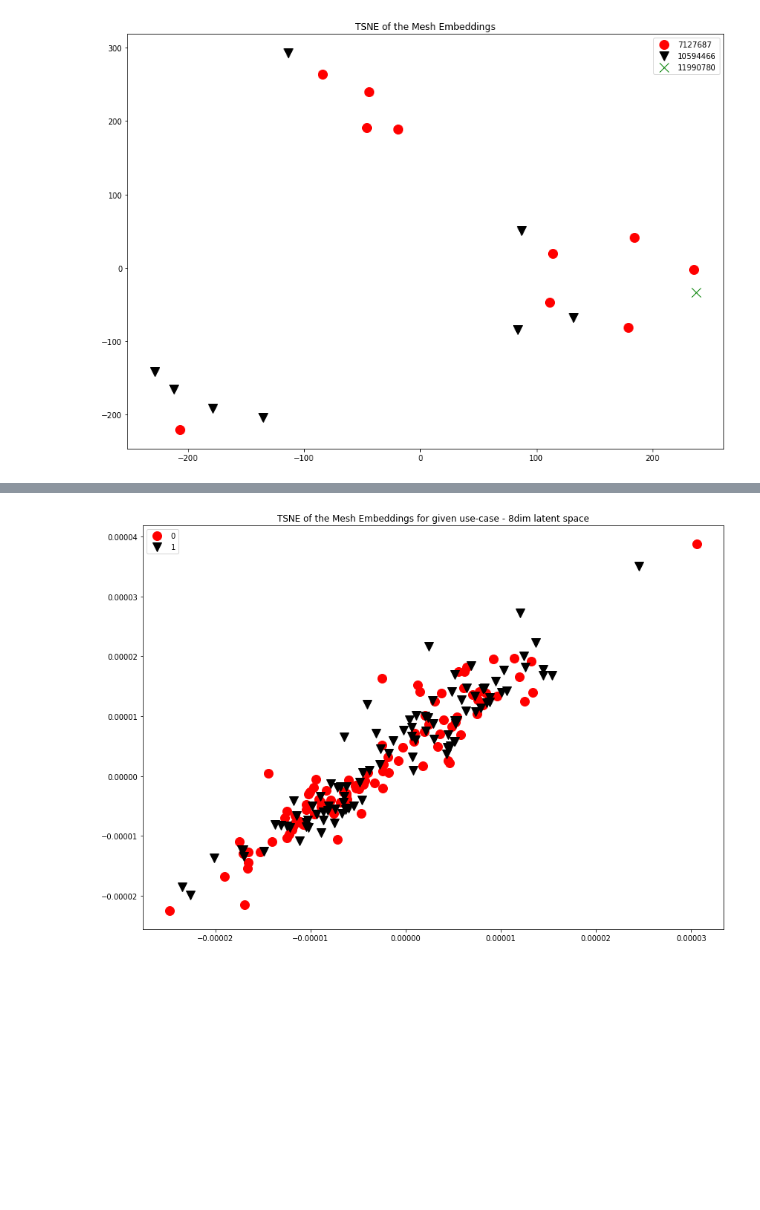
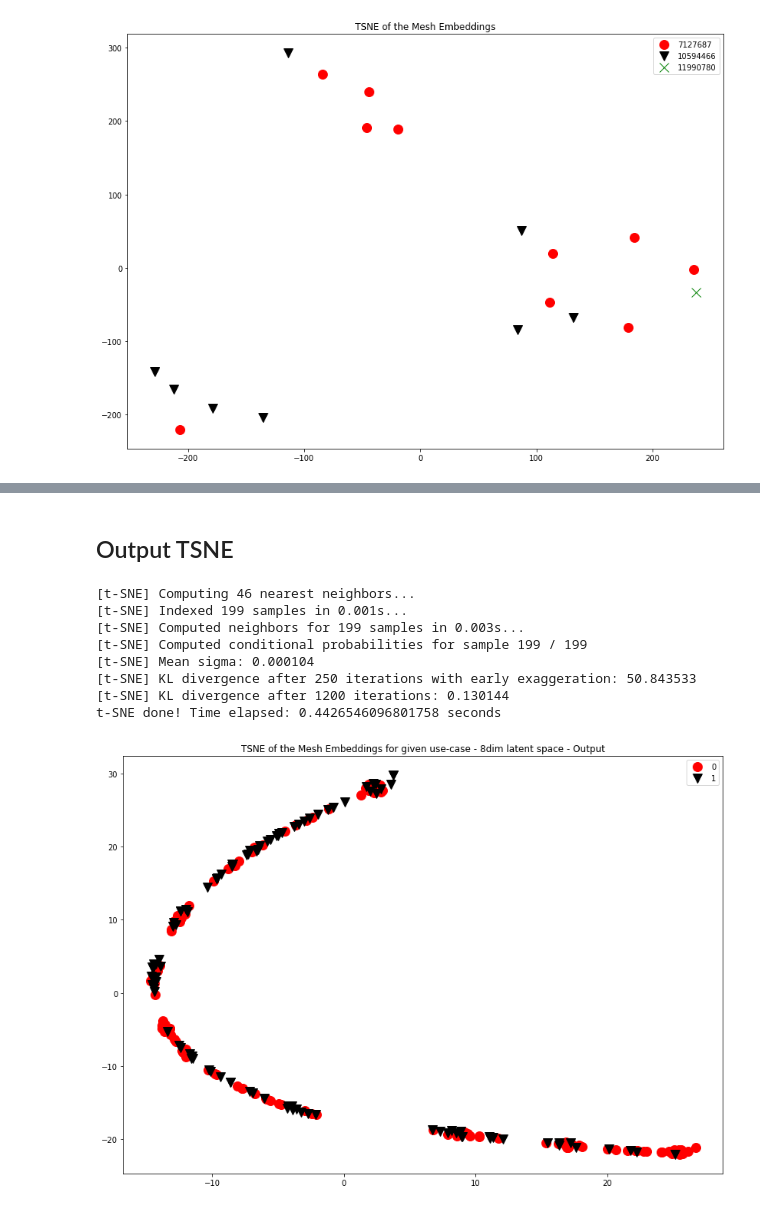
Before and after one commit to ShaulSolomon/academix-ydata-project-truncated, a Jupyter notebook: code/5_vae.ipynb, the cells around one changed output, grey strips where cells are left out. Cells and saved outputs as stored; diff of their text form; code cells hidden in the pictures; blank space fills up the shorter version.

Commit message:
Images of TSNE w and withought KLD

```diff
--- a/code/5_vae.ipynb
+++ b/code/5_vae.ipynb
@@ -550,11 +573,14 @@ df_ab.drop_duplicates(keep='first',inplace=True)
 # %%
 train_vae = train_set.__getvae__()
 df_group = df[df['pmid'].isin(df_ab.pmid)]
+labels = df_ab['class'].values
+
 group_run = ToyDS(df_group, df_group['last_author_name'].unique(),all_vae)
 data =  torch.from_numpy(group_run.features).to(device,dtype=torch.float32)
 optimizer.zero_grad()
 recon_batch, mu, logvar= model(data)
 bottle_neck = mu.cpu().detach().numpy()
+recon = recon_batch.cpu().detach().numpy()
 # %% [output]
 Using pre-defined VAE FEATURES
 Using old scaler
@@ -589,0 +590,26 @@ df_subset['class'] = labels
+# %%
+time_start = time.time()
+tsne = TSNE(n_components=2, verbose=1, perplexity=8, n_iter=1200,random_state=42)
+tsne_results = tsne.fit_transform(group_run.features)
+print('t-SNE done! Time elapsed: {} seconds'.format(time.time()-time_start))
+
+df_subset=pd.DataFrame()
+df_subset['tsne-2d-one'] = tsne_results[:,0]
+df_subset['tsne-2d-two'] = tsne_results[:,1]
+df_subset['class'] = labels
+
+groups = df_subset.groupby('class')
+markers = ['o','v',"x"]
+colors = ["red","black","green"]
+# Plot
+fig, ax = plt.subplots(figsize=(14,10))
+
+ax.margins(0.05) # Optional, just adds 5% padding to the autoscaling
+for i, (name, group) in enumerate(groups):
+    ax.set_title("TSNE of the Mesh Embeddings for given use-case - 8dim latent space - Input")
+    ax.plot(group['tsne-2d-one'], group['tsne-2d-two'], marker=markers[i], linestyle='', ms=12, label=name, color=colors[i])
+ax.legend()
+plt.show()
+fig.tight_layout();
+
+# fig.savefig('code/img/TSNE_Plots/meshemb_2usecase100_8dimls_input_MSE.png', bbox_inches='tight')
@@ -590,18 +626,38 @@ df_subset['class'] = labels
+# %% [markdown]
+## Output TSNE
 # %%
+time_start = time.time()
+tsne = TSNE(n_components=2, verbose=1, perplexity=15, n_iter=1200,random_state=42)
+tsne_results = tsne.fit_transform(recon)
+print('t-SNE done! Time elapsed: {} seconds'.format(time.time()-time_start))
+
+df_subset=pd.DataFrame()
+df_subset['tsne-2d-one'] = tsne_results[:,0]
+df_subset['tsne-2d-two'] = tsne_results[:,1]
+df_subset['class'] = labels
+
 groups = df_subset.groupby('class')
 markers = ['o','v',"x"]
 colors = ["red","black","green"]
 # Plot
 fig, ax = plt.subplots(figsize=(14,10))
 
 ax.margins(0.05) # Optional, just adds 5% padding to the autoscaling
 for i, (name, group) in enumerate(groups):
-    ax.set_title("TSNE of the Mesh Embeddings for given use-case - 8dim latent space")
+    ax.set_title("TSNE of the Mesh Embeddings for given use-case - 8dim latent space - Output")
     ax.plot(group['tsne-2d-one'], group['tsne-2d-two'], marker=markers[i], linestyle='', ms=12, label=name, color=colors[i])
 ax.legend()
 plt.show()
 fig.tight_layout();
 
-# fig.savefig('code/img/TSNE_Plots/meshemb_2usecase_2dimls.png', bbox_inches='tight')
+# fig.savefig('code/img/TSNE_Plots/meshemb_2usecase100_8dimls_output_MSE.png', bbox_inches='tight')
 # %% [output]
+[t-SNE] Computing 46 nearest neighbors...
+[t-SNE] Indexed 199 samples in 0.001s...
+[t-SNE] Computed neighbors for 199 samples in 0.003s...
+[t-SNE] Computed conditional probabilities for sample 199 / 199
+[t-SNE] Mean sigma: 0.000104
+[t-SNE] KL divergence after 250 iterations with early exaggeration: 50.843533
+[t-SNE] KL divergence after 1200 iterations: 0.130144
+t-SNE done! Time elapsed: 0.4426546096801758 seconds
-[figure, old version]
+[figure, new version]
```
Also changed, not shown: parts of 29 cells of this notebook, 6 other files.
